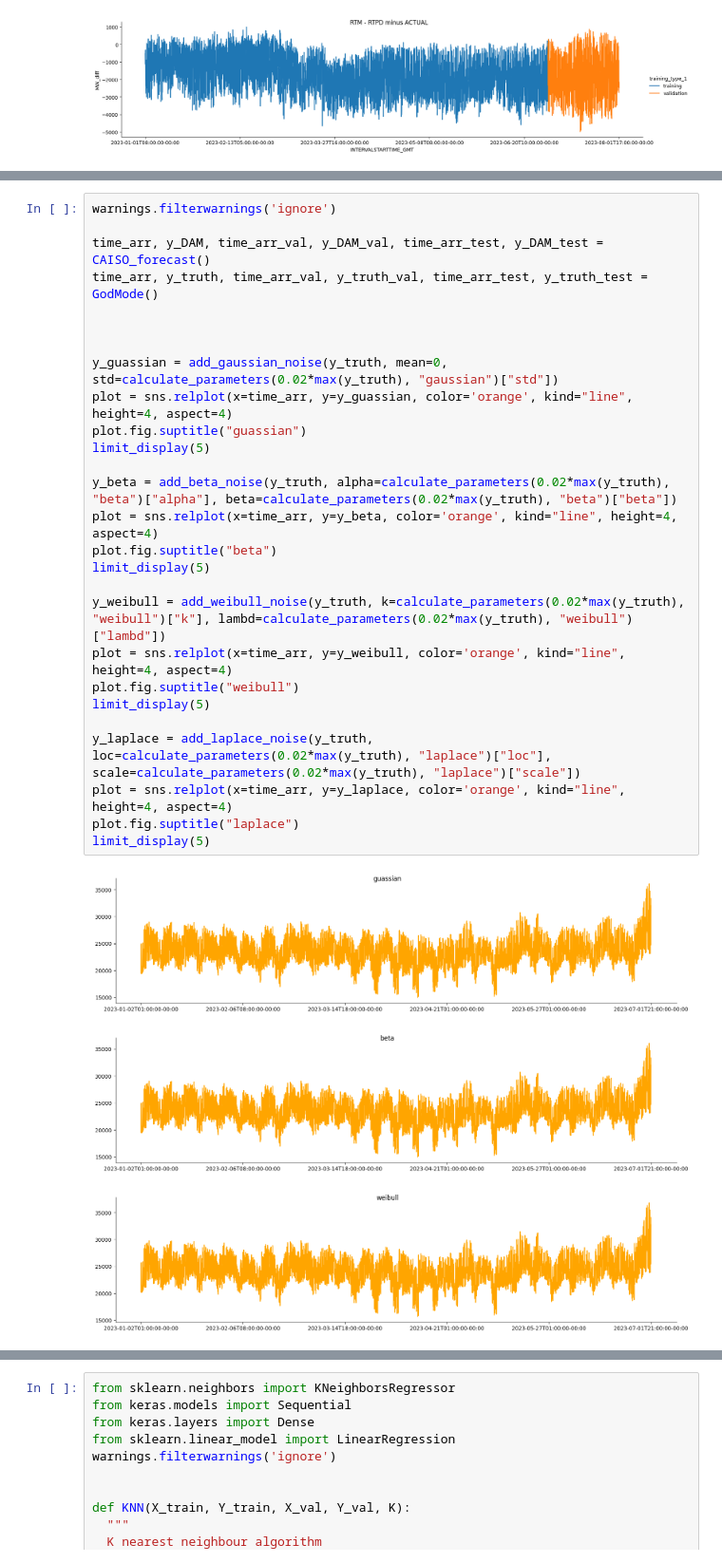
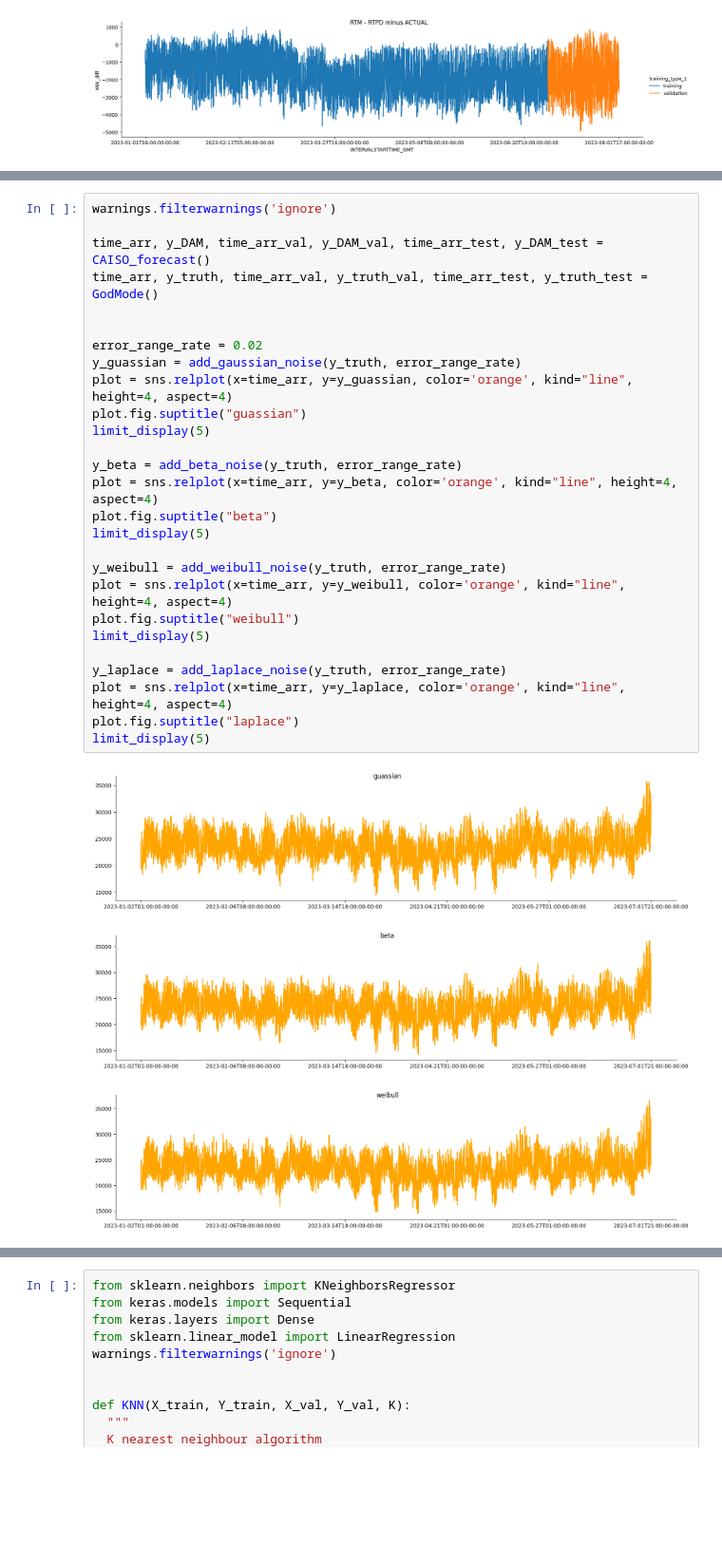
Before and after one commit to janghl/Siemens-Privacy-in-Reinforcement-Learning, a Jupyter notebook: demand.ipynb, the cells around one changed output, grey strips where cells are left out. Shown at 95% size. Cells and saved outputs as stored; diff of their text form; blank space fills up the shorter version.

```diff
--- a/demand.ipynb
+++ b/demand.ipynb
@@ -257,31 +258,31 @@ def calculate_parameters(target_std, distribution):
 # %%
 warnings.filterwarnings('ignore')
 
 time_arr, y_DAM, time_arr_val, y_DAM_val, time_arr_test, y_DAM_test = CAISO_forecast()
 time_arr, y_truth, time_arr_val, y_truth_val, time_arr_test, y_truth_test = GodMode()
 
 
-
-y_guassian = add_gaussian_noise(y_truth, mean=0, std=calculate_parameters(0.02*max(y_truth), "gaussian")["std"])
+error_range_rate = 0.02
+y_guassian = add_gaussian_noise(y_truth, error_range_rate)
 plot = sns.relplot(x=time_arr, y=y_guassian, color='orange', kind="line", height=4, aspect=4)
 plot.fig.suptitle("guassian")
 limit_display(5)
 
-y_beta = add_beta_noise(y_truth, alpha=calculate_parameters(0.02*max(y_truth), "beta")["alpha"], beta=calculate_parameters(0.02*max(y_truth), "beta")["beta"])
+y_beta = add_beta_noise(y_truth, error_range_rate)
 plot = sns.relplot(x=time_arr, y=y_beta, color='orange', kind="line", height=4, aspect=4)
 plot.fig.suptitle("beta")
 limit_display(5)
 
-y_weibull = add_weibull_noise(y_truth, k=calculate_parameters(0.02*max(y_truth), "weibull")["k"], lambd=calculate_parameters(0.02*max(y_truth), "weibull")["lambd"])
+y_weibull = add_weibull_noise(y_truth, error_range_rate)
 plot = sns.relplot(x=time_arr, y=y_weibull, color='orange', kind="line", height=4, aspect=4)
 plot.fig.suptitle("weibull")
 limit_display(5)
 
-y_laplace = add_laplace_noise(y_truth, loc=calculate_parameters(0.02*max(y_truth), "laplace")["loc"], scale=calculate_parameters(0.02*max(y_truth), "laplace")["scale"])
+y_laplace = add_laplace_noise(y_truth, error_range_rate)
 plot = sns.relplot(x=time_arr, y=y_laplace, color='orange', kind="line", height=4, aspect=4)
 plot.fig.suptitle("laplace")
 limit_display(5)
 # %% [output]
-[figure, old version]
+[figure, new version]
-[figure, old version]
+[figure, new version]
-[figure, old version]
+[figure, new version]
```
Also changed, not shown: parts of 17 cells of this notebook.
